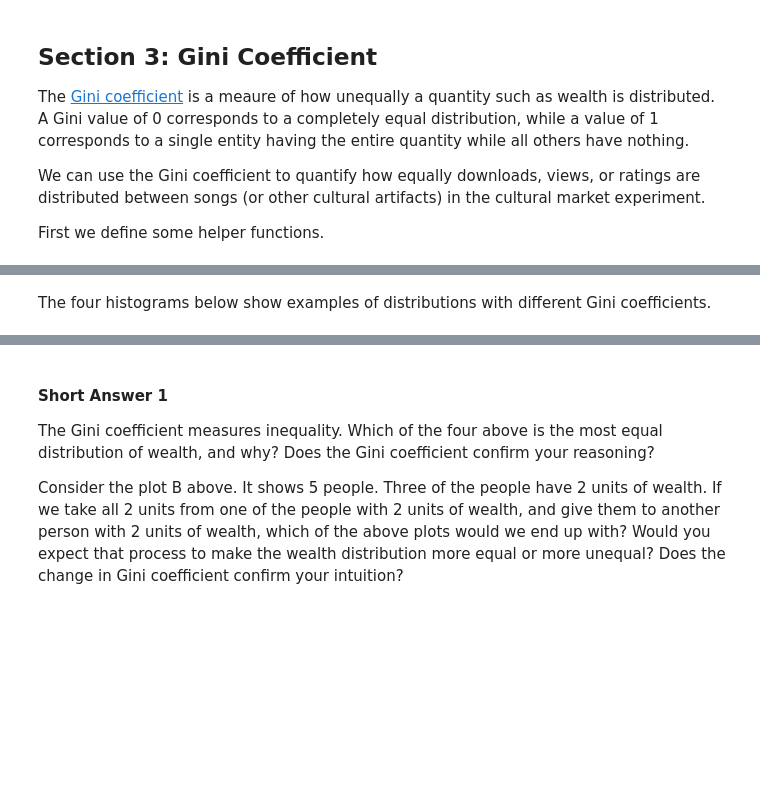
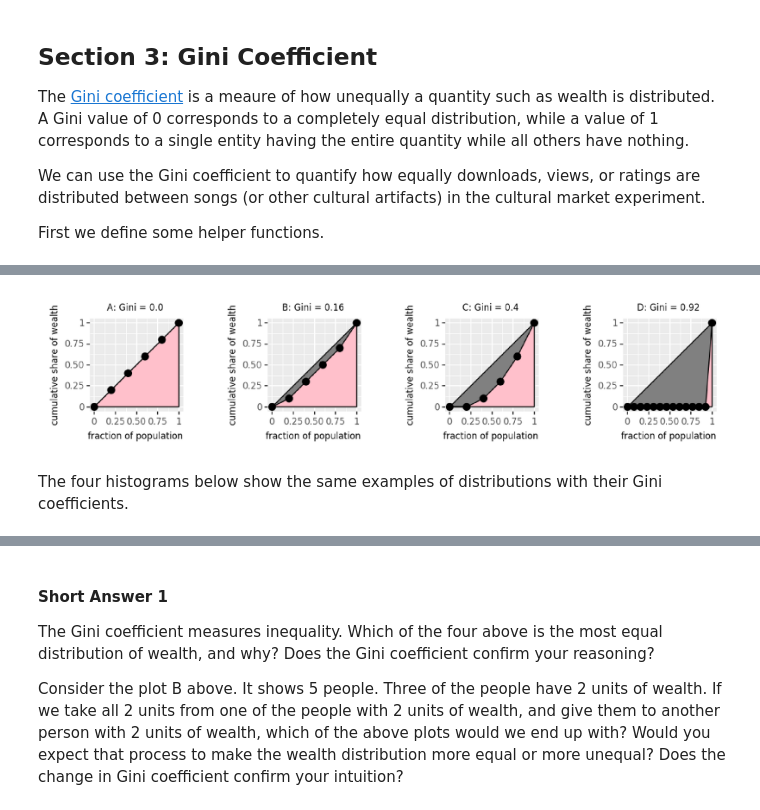
Before and after one commit to UM-CSS/CSSLabs-Experiments, a Jupyter notebook: 0_Online_Experiments.ipynb, the cells around one changed output, grey strips where cells are left out. Saved outputs shown, nothing was run; the diff lists cells and outputs as text; code cells hidden in the pictures; blank space fills up the shorter version.

Commit message:
add lorenz curve visualization

```diff
--- a/0_Online_Experiments.ipynb
+++ b/0_Online_Experiments.ipynb
@@ -188,3 +193,36 @@ def gini_hist(x, label):
     plt.title("{}: Gini = {:.2f}".format(label, gini(x)))
     plt.ylim([0,1.2]); plt.xlim([-0.5,4.5]); plt.xticks(range(0,5))
     xlabel("Wealth"); ylabel("Frequency")
+
+def lorenz_curve(x, label):
+    x_sorted = sorted(x)
+    x_sorted_cumsum = np.cumsum(x_sorted)
+    x_sorted_cumsum_norm = x_sorted_cumsum / x_sorted_cumsum[-1]
+    x_equal = len(x)*[1]
+    x_equal_cumsum = np.cumsum(x_equal)
+    x_equal_cumsum_norm = x_equal_cumsum / x_equal_cumsum[-1]
+    x_axis_ticks = np.linspace(1/len(x),1,len(x))
+    data = pd.DataFrame({"n": x_axis_ticks , "x":x_sorted_cumsum_norm, "x_equal":x_equal_cumsum_norm})
+    data = data.append({"n":0,"x":0,"x_equal":0}, ignore_index=True)
+    plotnine.options.figure_size = (1.5, 1.5)
+    p = (ggplot(data, aes(x='n', y = 'x')) +
+            geom_ribbon(aes(ymin = 'x', ymax = 'x_equal'), fill = "gray") +
+            geom_line(aes(y = 'x_equal')) +
+            geom_area(aes(y = 'x'),fill="pink", color="black") +
+            geom_point(aes(y= 'x'),size=3) +
+            xlab("fraction of population") +
+            ylab("cumulative share of wealth")+
+            ggtitle("{0}: Gini = {1}".format(label, round(gini(x),2))) +
+            theme(legend_position="none",axis_title=element_text(size=8),title=element_text(size=8), axis_text=element_text(size=8)))
+    #return p
+    p.save(filename="{0}.png".format(label),dpi=150)
+
+def show_lorenz_plots(plots):
+    matplotlib.rcParams['figure.dpi']= 150
+    f, axarr = plt.subplots(1,len(plots),figsize=(20,6))
+    pidx = 0
+    for plot in plots:
+        img = matplotlib.image.imread('{}.png'.format(plot))
+        imgplot = axarr[pidx].imshow(img)
+        axarr[pidx].axis('off')
+        pidx+=1
@@ -191,5 +233,13 @@ def gini_hist(x, label):
+# %%
+lorenz_curve([2,2,2,2,2],"A")
+lorenz_curve([1,2,2,2,3],"B")
+lorenz_curve([0,1,2,3,4],"C")
+lorenz_curve([0,0,0,0,4],"D")
+show_lorenz_plots(["A","B","C","D"])
+# %% [output]
+[figure, added]
 # %% [markdown]
-The four histograms below show examples of distributions with different Gini coefficients.
+The four histograms below show  the same examples of distributions with their Gini coefficients.
 # %%
 plt.figure(figsize=(12,3))
 plt.subplot(1,4,1)
```
Also changed, not shown: parts of 3 cells of this notebook.
